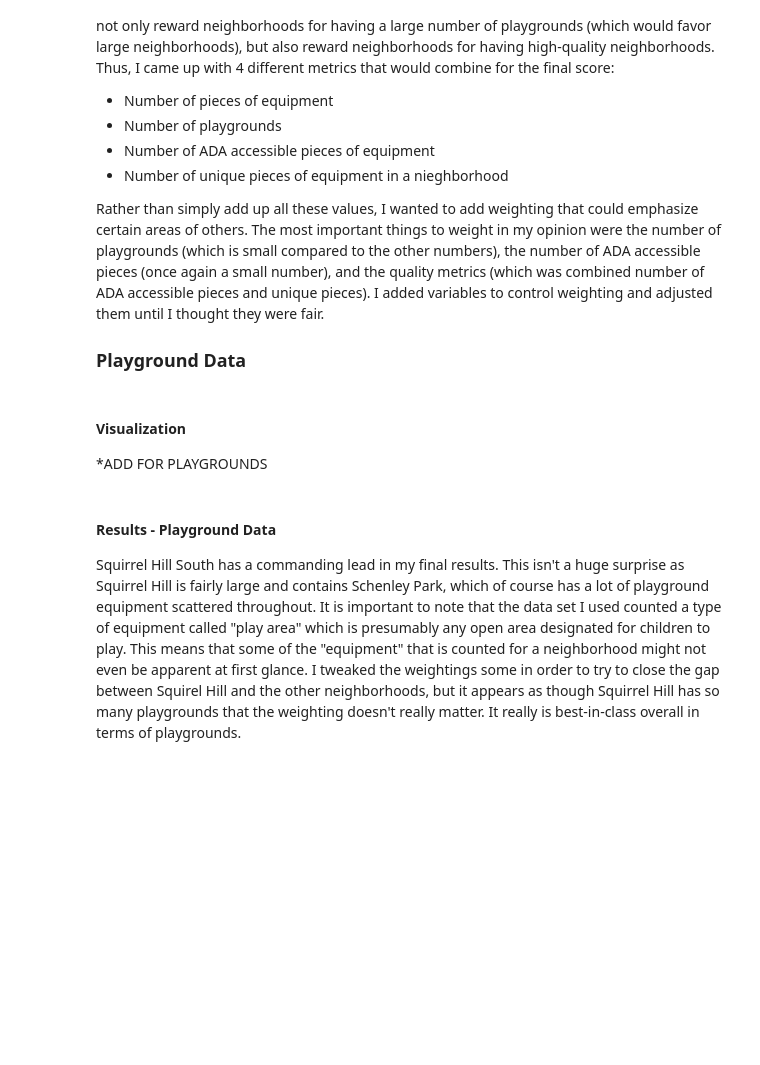
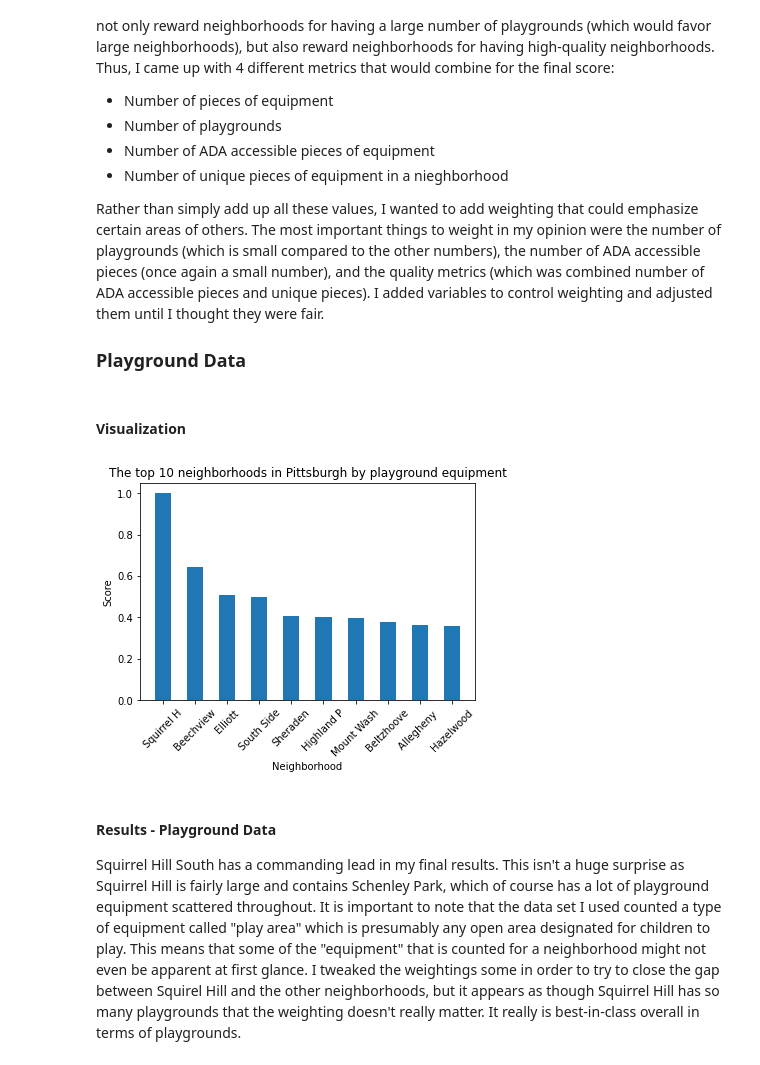
Before and after one commit to sim1029/data-pirates, a Jupyter notebook: Presentation-Notebook.ipynb, the cells around one changed output. Saved outputs shown, nothing was run; the diff lists cells and outputs as text; code cells hidden in the pictures; blank space fills up the shorter version.

Commit message:
added playground visualization

```diff
--- a/Presentation-Notebook.ipynb
+++ b/Presentation-Notebook.ipynb
@@ -247,11 +247,24 @@ for i in range(grouped_equipment.name.nunique().count()):
 max_score = max(playground_scores.values())
 for neighborhood in playground_scores:
     playground_scores[neighborhood] /= max_score
-    playground_scores[neighborhood] = round(playground_scores[neighborhood], 3)
 # %% [markdown]
 #### Visualization
-
-*ADD FOR PLAYGROUNDS
+# %%
+sorted_scores = sorted(playground_scores.items(), key=lambda x: x[1], reverse=True)
+data = []
+labels = []
+for i in range(10):
+    labels.append(sorted_scores[i][0][0:10])
+    data.append(sorted_scores[i][1])
+
+plt.bar(labels, data, width=0.5)
+plt.title("The top 10 neighborhoods in Pittsburgh by playground equipment")
+plt.xlabel("Neighborhood")
+plt.ylabel("Score")
+plt.xticks(rotation=45)
+plt.show()
+# %% [output]
+[figure, added]
 # %% [markdown]
 #### Results - Playground Data
 Squirrel Hill South has a commanding lead in my final results. This isn't a huge surprise as Squirrel Hill is fairly large and contains Schenley Park, which of course has a lot of playground equipment scattered throughout. It is important to note that the data set I used counted a type of equipment called "play area" which is presumably any open area designated for children to play. This means that some of the "equipment" that is counted for a neighborhood might not even be apparent at first glance. I tweaked the weightings some in order to try to close the gap between Squirel Hill and the other neighborhoods, but it appears as though Squirrel Hill has so many playgrounds that the weighting doesn't really matter. It really is best-in-class overall in terms of playgrounds.
```
Also changed, not shown: parts of 2 cells of this notebook.
